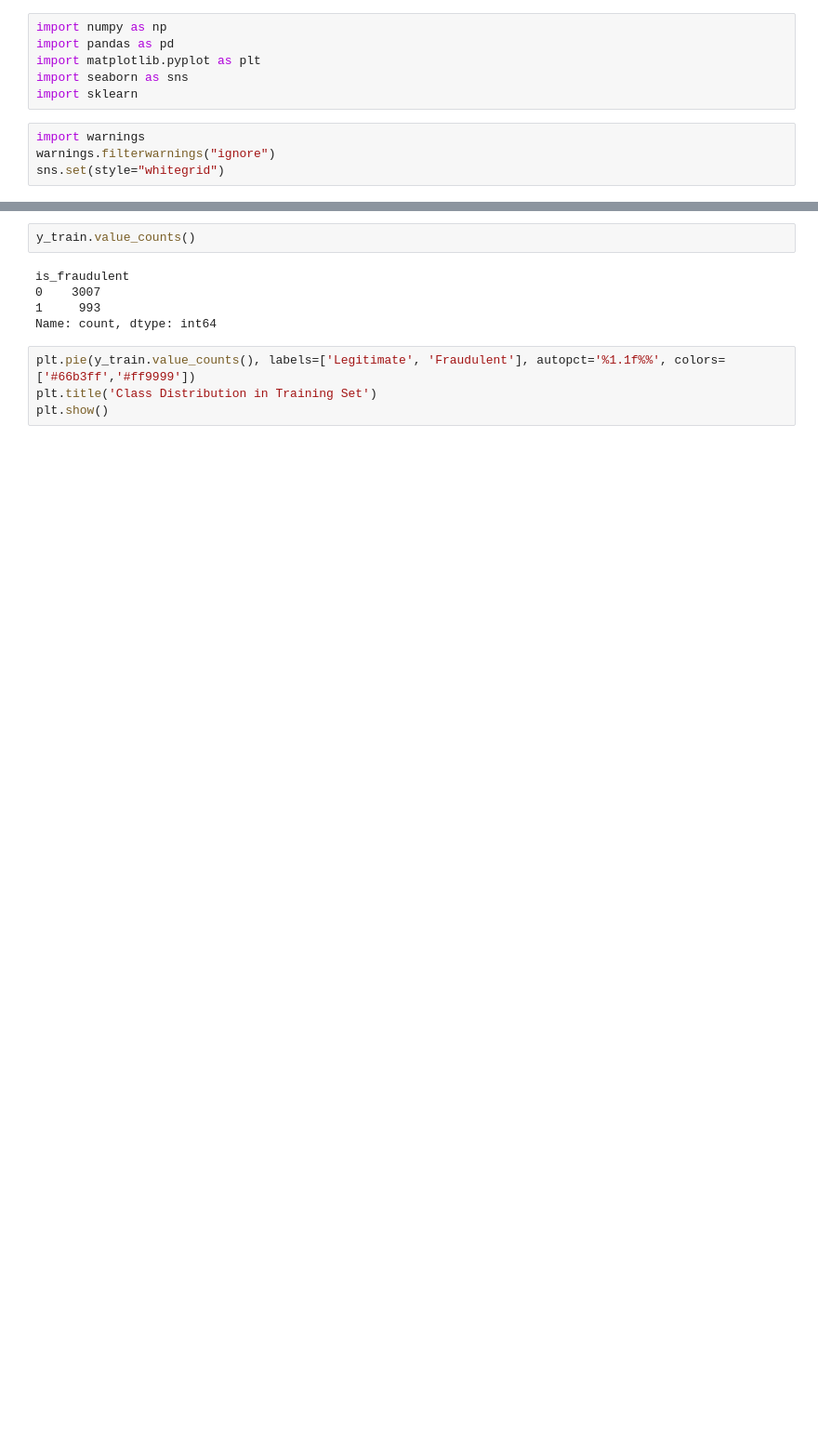
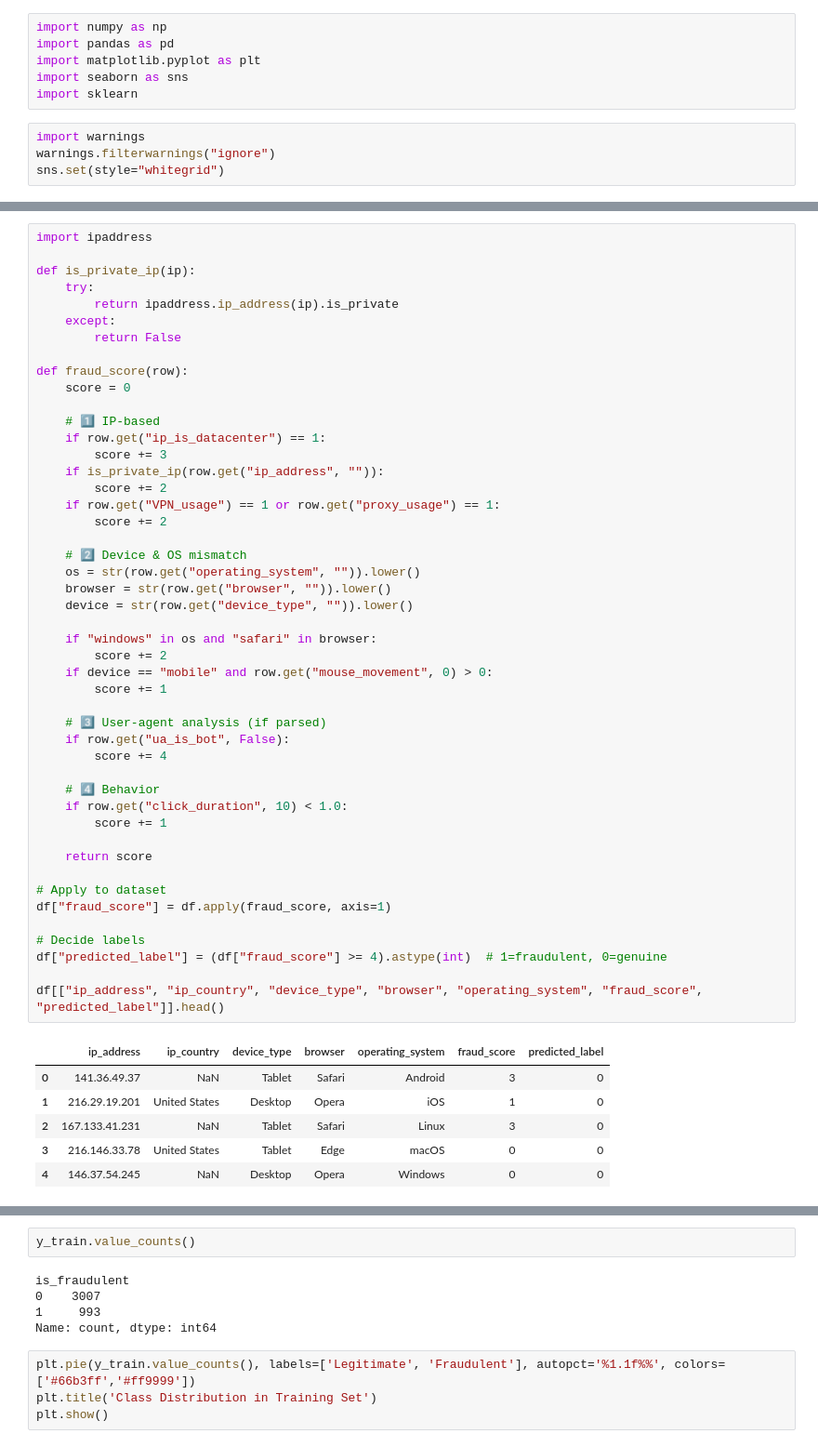
Before and after one commit to achintha-alahakoon/Fraud-Detection, a Jupyter notebook: backend/model2.ipynb, the cells around one changed output, grey strips where cells are left out. Shown: that part at 93% size. Cells and saved outputs as stored; diff of their text form; blank space fills up the shorter version.

```diff
--- a/backend/model2.ipynb
+++ b/backend/model2.ipynb
@@ -13,3 +131,57 @@ df = pd.read_csv('../click_fraud_dataset.csv')
+# %%
+import ipaddress
+
+def is_private_ip(ip):
+    try:
+        return ipaddress.ip_address(ip).is_private
+    except:
+        return False
+
+def fraud_score(row):
+    score = 0
+
+    # 1️⃣ IP-based
+    if row.get("ip_is_datacenter") == 1:
+        score += 3
+    if is_private_ip(row.get("ip_address", "")):
+        score += 2
+    if row.get("VPN_usage") == 1 or row.get("proxy_usage") == 1:
+        score += 2
+
+    # 2️⃣ Device & OS mismatch
+    os = str(row.get("operating_system", "")).lower()
+    browser = str(row.get("browser", "")).lower()
+    device = str(row.get("device_type", "")).lower()
+
+    if "windows" in os and "safari" in browser:
+        score += 2
+    if device == "mobile" and row.get("mouse_movement", 0) > 0:
+        score += 1
+
+    # 3️⃣ User-agent analysis (if parsed)
+    if row.get("ua_is_bot", False):
+        score += 4
+
+    # 4️⃣ Behavior
+    if row.get("click_duration", 10) < 1.0:
+        score += 1
+
+    return score
+
+# Apply to dataset
+df["fraud_score"] = df.apply(fraud_score, axis=1)
+
+# Decide labels
+df["predicted_label"] = (df["fraud_score"] >= 4).astype(int)  # 1=fraudulent, 0=genuine
+
+df[["ip_address", "ip_country", "device_type", "browser", "operating_system", "fraud_score", "predicted_label"]].head()
+# %% [output]
+|  | ip_address | ip_country | device_type | browser | operating_system | fraud_score | predicted_label |
+| 0 | 141.36.49.37 | NaN | Tablet | Safari | Android | 3 | 0 |
+| 1 | 216.29.19.201 | United States | Desktop | Opera | iOS | 1 | 0 |
+| 2 | 167.133.41.231 | NaN | Tablet | Safari | Linux | 3 | 0 |
+| 3 | 216.146.33.78 | United States | Tablet | Edge | macOS | 0 | 0 |
+| 4 | 146.37.54.245 | NaN | Desktop | Opera | Windows | 0 | 0 |
 # %%
 df.head()
 # %% [output]
```
Also changed, not shown: parts of 66 cells of this notebook, 15 other files.
